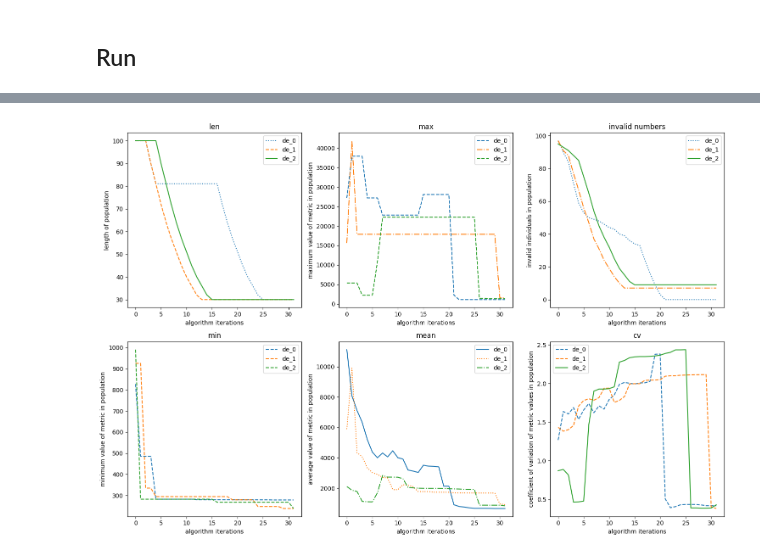
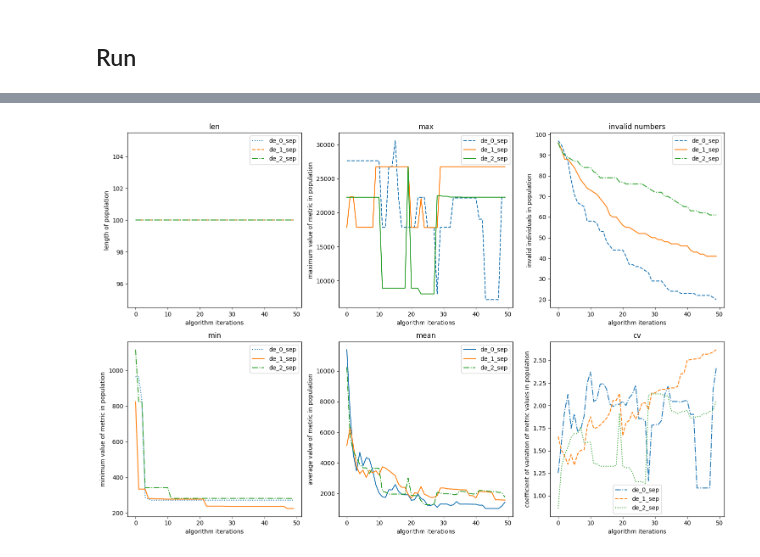
Before and after one commit to suboty/ret, a Jupyter notebook: research/Coevolutionary Demo for DE.ipynb, the cells around one changed output, grey strips where cells are left out. Cells and saved outputs as stored; diff of their text form; code cells hidden in the pictures.

```diff
--- a/research/Coevolutionary Demo for DE.ipynb
+++ b/research/Coevolutionary Demo for DE.ipynb
@@ -60,17 +69,11 @@ cm = CompetitiveManager(
 # %%
-params_cases = [
-    {'ndim': 10 * 2, 'bounds': [0, 10], 'cr': 0.45, 'f': 1.7, 'mu': 100},
-    {'ndim': 15 * 2, 'bounds': [0, 10], 'cr': 0.3, 'f': 1.2, 'mu': 100},
-    {'ndim': 20 * 2, 'bounds': [0, 10], 'cr': 0.2, 'f': 0.8, 'mu': 100},
-]
-
 for i, case in enumerate(params_cases):
     de_object = DEAlgorithm(
         nodes=nodes,
         params=params,
         X=X,
         Y=Y,
-        n_iter=10
+        n_iter=100
     )
 
     cm.add_algorithm(
@@ -91,0 +93,4 @@ Done in 1.501 seconds
+# %%
+coevolution_algorithm_history = cm.algorithm_history
+population_qualities_history = cm.population_qualities_history
+coev_names = cm.get_algorithm_names()
@@ -91,0 +119,3 @@ Done in 1.501 seconds
+# %%
+separately_algorithm_history = {}
+sep_names = []
@@ -92,9 +184,10 @@ Done in 1.501 seconds
 # %%
 from coevolutionary.utils.visualization import visualize
 
+plt.rcParams["figure.figsize"] = (15, 10)
 visualize(
-    algorithm_history=cm.algorithm_history,
-    algorithm_names=cm.get_algorithm_names()
+    algorithm_history=separately_algorithm_history,
+    algorithm_names=sep_names
 )
 # %% [output]
-[figure, old version]
+[figure, new version]
```
Also changed, not shown: parts of 9 cells of this notebook, 3 other files.
